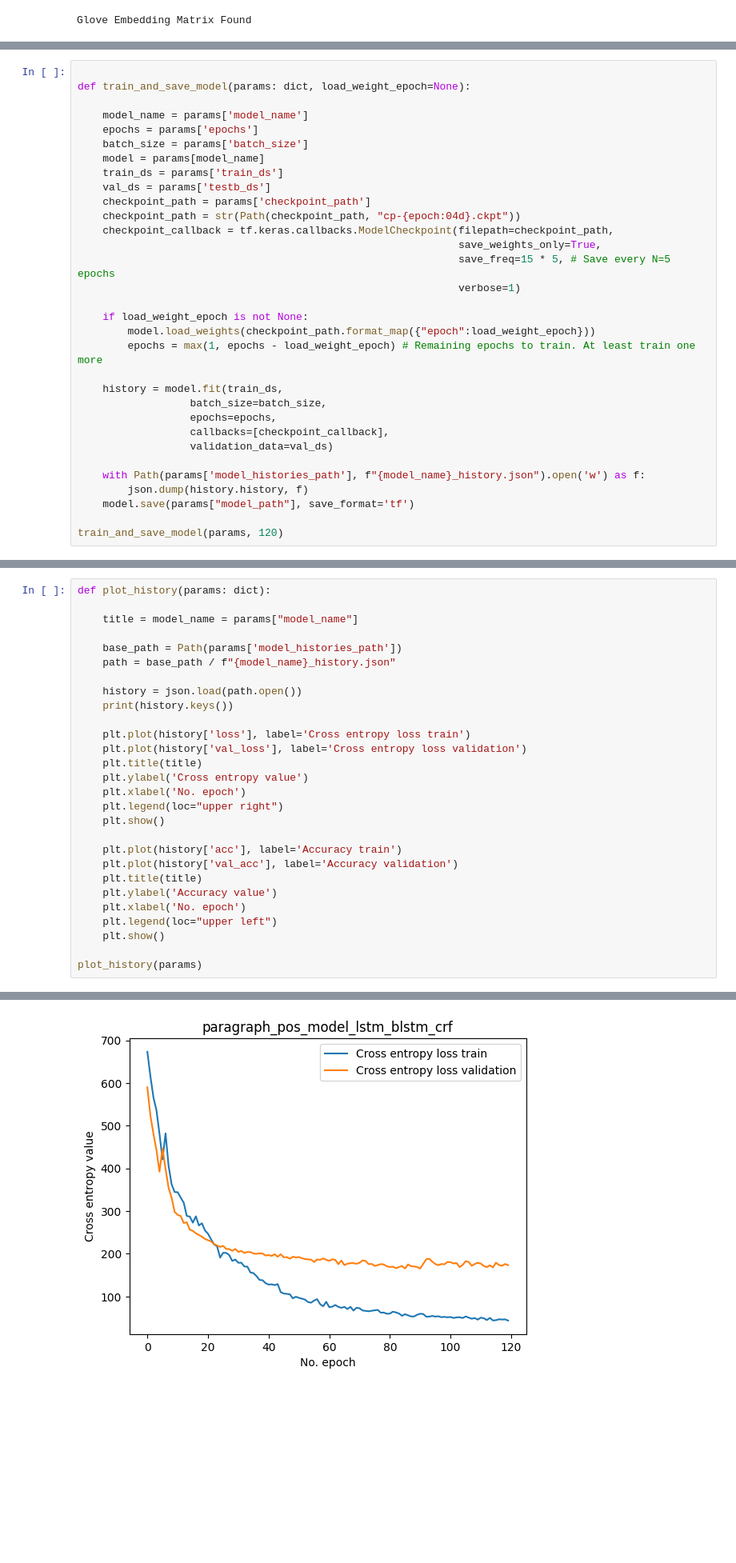
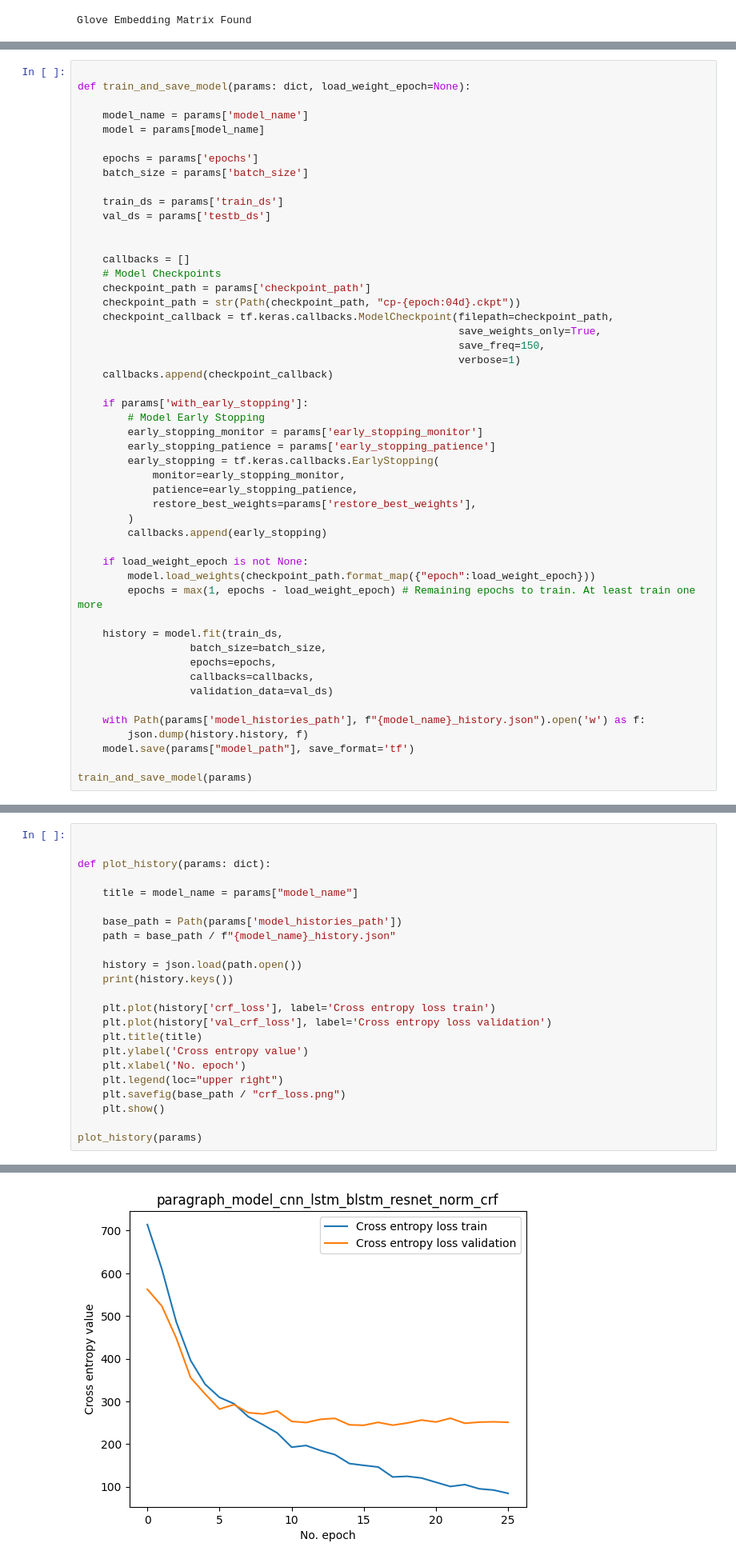
Before and after one commit to luisoibarra/argument-mining, a Jupyter notebook: segmenter/models/segmenter.ipynb, the cells around one changed output, grey strips where cells are left out. Shown at 80% size. Cells and saved outputs as stored; diff of their text form; blank space fills up the shorter version.

```diff
--- a/segmenter/models/segmenter.ipynb
+++ b/segmenter/models/segmenter.ipynb
@@ -706,17 +790,35 @@ Perform the model training and serialization.
 def train_and_save_model(params: dict, load_weight_epoch=None):
 
     model_name = params['model_name']
+    model = params[model_name]
+
     epochs = params['epochs']
     batch_size = params['batch_size']
-    model = params[model_name]
+
     train_ds = params['train_ds']
     val_ds = params['testb_ds']
+
+
+    callbacks = []
+    # Model Checkpoints
     checkpoint_path = params['checkpoint_path']
     checkpoint_path = str(Path(checkpoint_path, "cp-{epoch:04d}.ckpt"))
     checkpoint_callback = tf.keras.callbacks.ModelCheckpoint(filepath=checkpoint_path,
                                                              save_weights_only=True,
-                                                             save_freq=15 * 5, # Save every N=5 epochs
+                                                             save_freq=150,
                                                              verbose=1)
+    callbacks.append(checkpoint_callback)
+
+    if params['with_early_stopping']:
+        # Model Early Stopping
+        early_stopping_monitor = params['early_stopping_monitor']
+        early_stopping_patience = params['early_stopping_patience']
+        early_stopping = tf.keras.callbacks.EarlyStopping(
+            monitor=early_stopping_monitor,
+            patience=early_stopping_patience,
+            restore_best_weights=params['restore_best_weights'],
+        )
+        callbacks.append(early_stopping)
 
     if load_weight_epoch is not None:
         model.load_weights(checkpoint_path.format_map({"epoch":load_weight_epoch}))
@@ -725,12 +827,12 @@ def train_and_save_model(params: dict, load_weight_epoch=None):
     history = model.fit(train_ds,
                   batch_size=batch_size,
                   epochs=epochs,
-                  callbacks=[checkpoint_callback],
+                  callbacks=callbacks,
                   validation_data=val_ds)
 
     with Path(params['model_histories_path'], f"{model_name}_history.json").open('w') as f:
         json.dump(history.history, f)
     model.save(params["model_path"], save_format='tf')
 
-train_and_save_model(params, 120)
+train_and_save_model(params)
 # %% [output]
@@ -741,4 +868,6 @@ INFO:tensorflow:Assets written to: /tf/notebooks/data/segmenter_corpus/persuasiv
 # %%
+
+
 def plot_history(params: dict):
 
     title = model_name = params["model_name"]
@@ -749,20 +878,13 @@ def plot_history(params: dict):
     history = json.load(path.open())
     print(history.keys())
 
-    plt.plot(history['loss'], label='Cross entropy loss train')
-    plt.plot(history['val_loss'], label='Cross entropy loss validation')
+    plt.plot(history['crf_loss'], label='Cross entropy loss train')
+    plt.plot(history['val_crf_loss'], label='Cross entropy loss validation')
     plt.title(title)
     plt.ylabel('Cross entropy value')
     plt.xlabel('No. epoch')
     plt.legend(loc="upper right")
-    plt.show()
-
-    plt.plot(history['acc'], label='Accuracy train')
-    plt.plot(history['val_acc'], label='Accuracy validation')
-    plt.title(title)
-    plt.ylabel('Accuracy value')
-    plt.xlabel('No. epoch')
-    plt.legend(loc="upper left")
+    plt.savefig(base_path / "crf_loss.png")
     plt.show()
 
 plot_history(params)
@@ -771 +893 @@ dict_keys(['acc', 'loss', 'crf_loss', 'val_acc', 'val_loss', 'val_crf_loss'])
-[figure, old version]
+[figure, new version]
```
Also changed, not shown: parts of 13 cells of this notebook, 2 other files.
